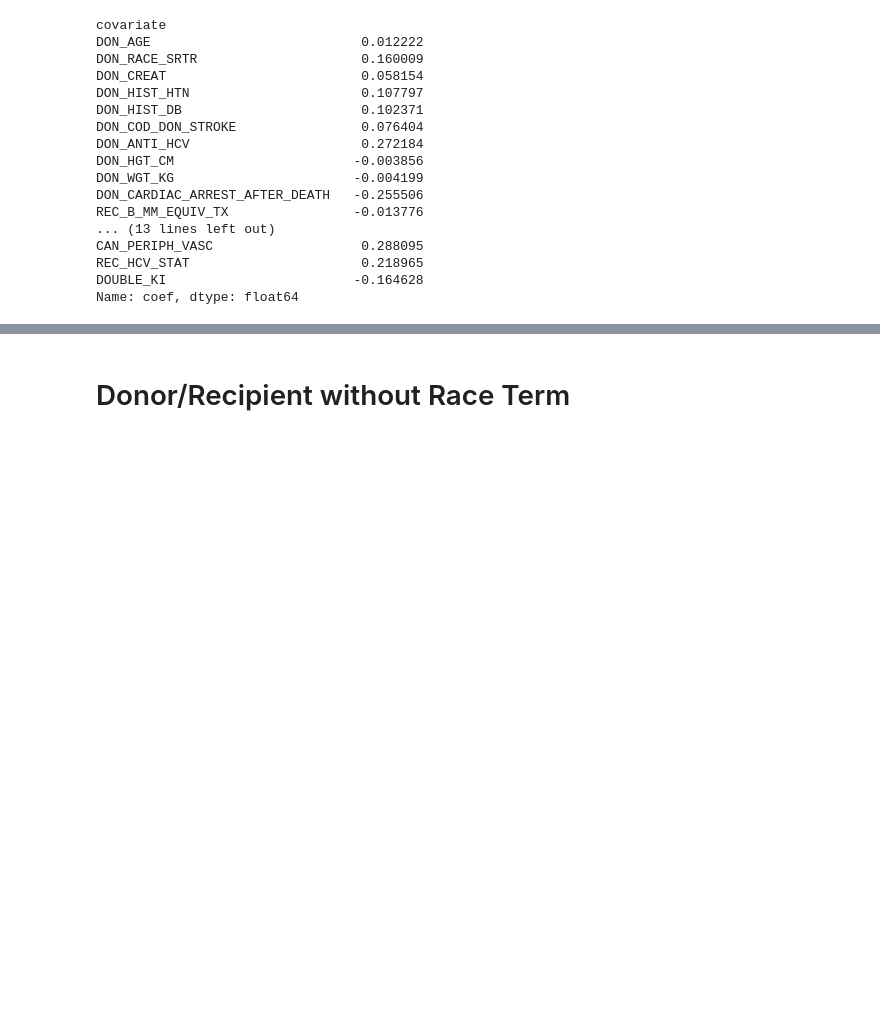
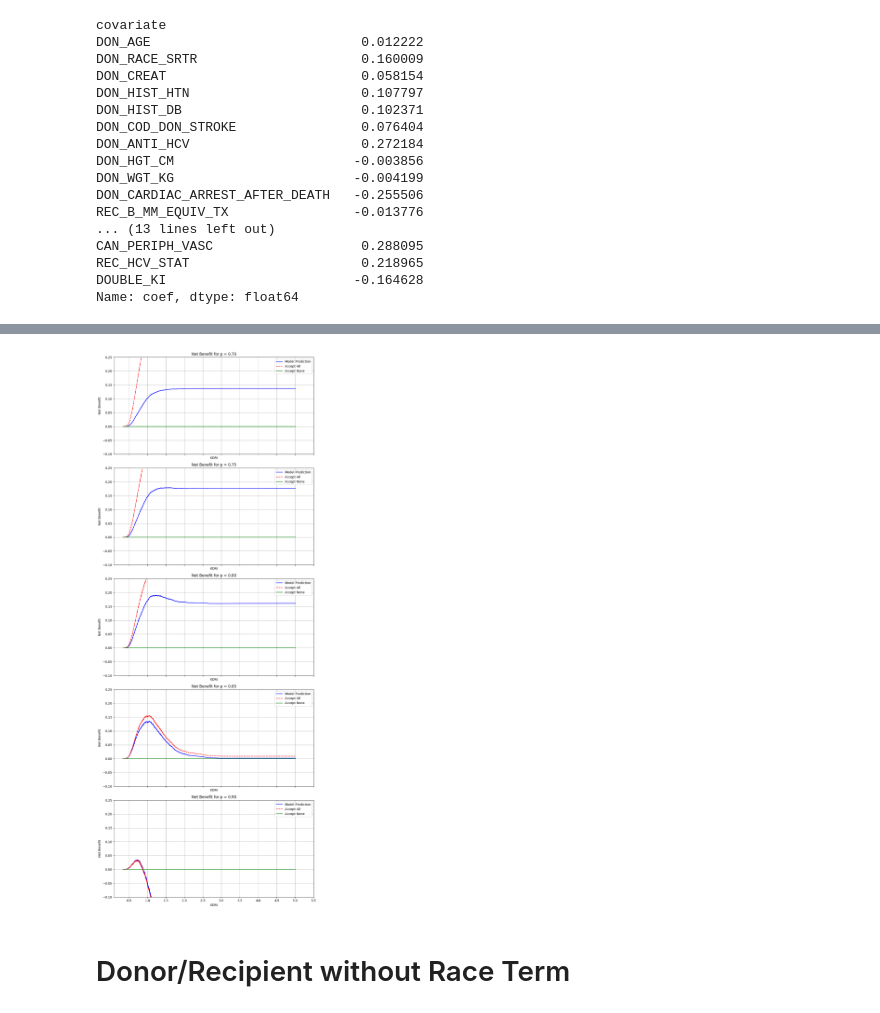
Before and after one commit to akhan390/-decision-curve-analysis-kdri, a Jupyter notebook: dca_preds_DR.ipynb, the cells around one changed output, grey strips where cells are left out. Cells and saved outputs as stored; diff of their text form; code cells hidden in the pictures; blank space fills up the shorter version.

Commit message:
net benefits by threshold of desired probability

```diff
--- a/dca_preds_DR.ipynb
+++ b/dca_preds_DR.ipynb
@@ -277,0 +201,80 @@ plt.show()
+# %%
+import pandas as pd
+import numpy as np
+import matplotlib.pyplot as plt
+
+# Prepare sorted KDRI values for plotting
+kdri_values = np.sort(df_validate['KDRI'].values)  # Sorted KDRI values in df_validate
+N = len(df_validate)  # Total number of patients
+
+# Range of probability thresholds for comparison (e.g., from 0.7 to 0.9 in increments of 0.05)
+probability_thresholds = np.arange(0.7, 0.95, 0.05)
+
+# Dictionary to store net benefit results for each probability threshold
+net_benefits_by_threshold = {p: {"model": [], "accept_all": [], "accept_none": []} for p in probability_thresholds}
+
+# Loop through each probability threshold
+for desired_probability in probability_thresholds:
+    odds_ratio = desired_probability / (1 - desired_probability)  # Convert to odds ratio
+
+    # Create a boolean mask for the desired probability threshold
+    below_threshold_mask = df_validate['5_yr_survival_prob'] < desired_probability
+
+    # Loop through each KDRI threshold (vectorized calculation per threshold)
+    for threshold in kdri_values:
+        # Create a boolean mask for the current KDRI threshold
+        kdri_mask = df_validate['KDRI'] <= threshold
+
+        # Model strategy: True Positive (TP) and False Positive (FP) for model based on survival probability
+        TP_model = ((kdri_mask & below_threshold_mask & (df_validate['REC_GRAFT_STAT'] == 0)).sum())
+        FP_model = ((kdri_mask & below_threshold_mask & (df_validate['REC_GRAFT_STAT'] == 1)).sum())
+
+        # Accept All strategy: True Positives (TP) and False Negatives (FN) for all transplants up to KDRI threshold
+        TP_accept_all = ((kdri_mask & (df_validate['REC_GRAFT_STAT'] == 0)).sum())
+        FN_accept_all = ((kdri_mask & (df_validate['REC_GRAFT_STAT'] == 1)).sum())
+
+        # Calculate net benefits for each strategy
+        net_benefit_model_value = (TP_model / N) - (FP_model / N) * odds_ratio
+        net_benefit_accept_all_value = (TP_accept_all / N) - (FN_accept_all / N) * odds_ratio
+
+        # Append net benefit results to the dictionary for each threshold
+        net_benefits_by_threshold[desired_probability]["model"].append(net_benefit_model_value)
+        net_benefits_by_threshold[desired_probability]["accept_all"].append(net_benefit_accept_all_value)
+        net_benefits_by_threshold[desired_probability]["accept_none"].append(0)  # Always zero for "Accept None" strategy
+
+# Plot results for each probability threshold on separate subplots with shared y-axis
+num_thresholds = len(probability_thresholds)
+fig, axs = plt.subplots(num_thresholds, 1, figsize=(10, 5 * num_thresholds), sharex=True, sharey=True)
+
+# Define custom KDRI tick marks, rounded to the nearest 0.5
+kdri_max = np.ceil(kdri_values.max() * 2) / 2  # Round up to the nearest 0.5 for the maximum KDRI
+kdri_ticks = np.arange(0.5, kdri_max + 0.5, 0.5)  # Start from 0.5 up to the max KDRI, in increments of 0.5
+
+for i, desired_probability in enumerate(probability_thresholds):
+    ax = axs[i] if num_thresholds > 1 else axs  # Handle single or multiple subplots
+
+    ax.plot(kdri_values, net_benefits_by_threshold[desired_probability]["model"], 'b-', label='Model Prediction')
+    ax.plot(kdri_values, net_benefits_by_threshold[desired_probability]["accept_all"], 'r--', label='Accept All')
+    ax.plot(kdri_values, net_benefits_by_threshold[desired_probability]["accept_none"], 'g-', label='Accept None')
+
+    # Set custom x-ticks for KDRI values rounded to the nearest 0.5
+    ax.set_xticks(kdri_ticks)
+    ax.set_xticklabels([f"{tick:.1f}" for tick in kdri_ticks])
+
+    # Label and title each subplot individually
+    ax.set_xlabel("KDRI")
+    ax.set_ylabel("Net Benefit")
+    ax.set_title(f"Net Benefit for p = {desired_probability:.2f}")
+    ax.set_ylim(-0.10, 0.25)
+    ax.legend()
+    ax.grid(True)
+
+    # Save each subplot as a separate image file
+    fig_filename = f"net_benefit_threshold_p_{desired_probability:.2f}.png"
+    fig.savefig(fig_filename)
+    print(f"Saved figure: {fig_filename}")
+
+# Adjust layout to ensure no overlapping labels
+plt.tight_layout()
+plt.show()
+# %% [output]
@@ -278,3 +286,4 @@ plt.show()
+[figure, added]
 # %%
 curve_A = net_benefit_model
 # %% [markdown]
```
Also changed, not shown: parts of 8 cells of this notebook.
